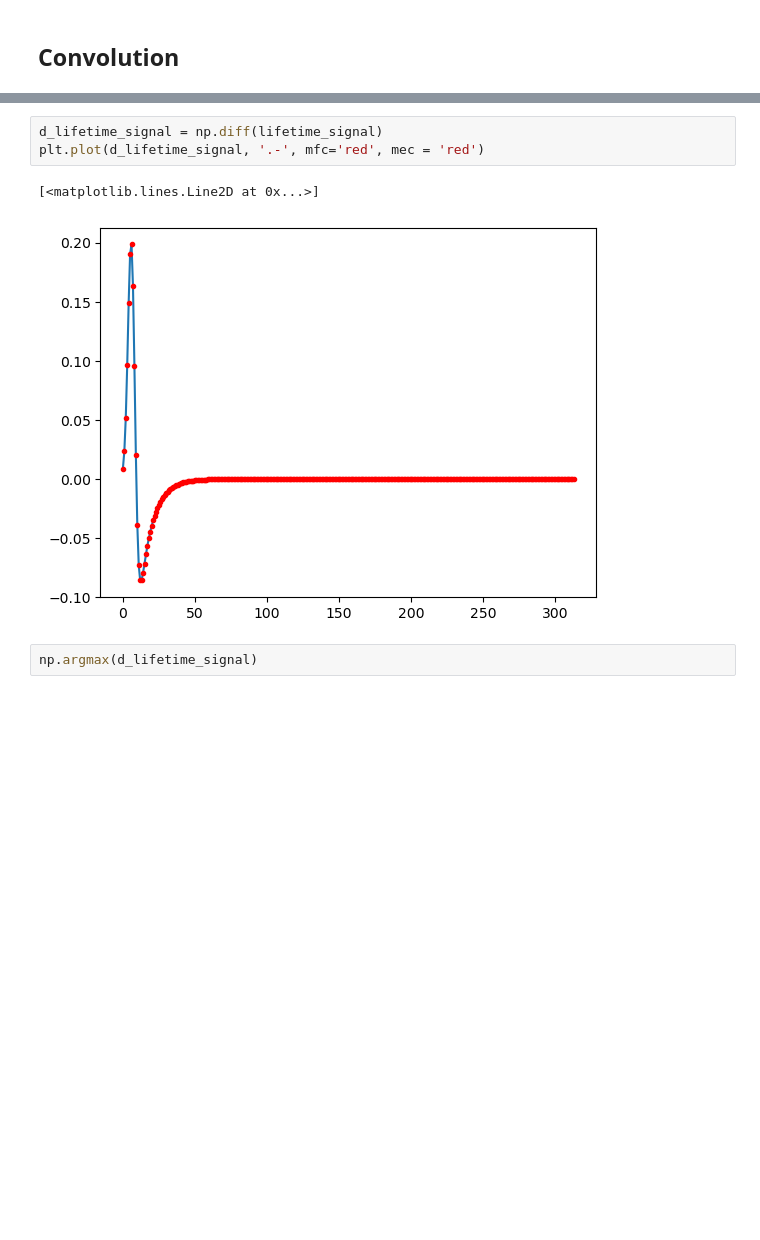
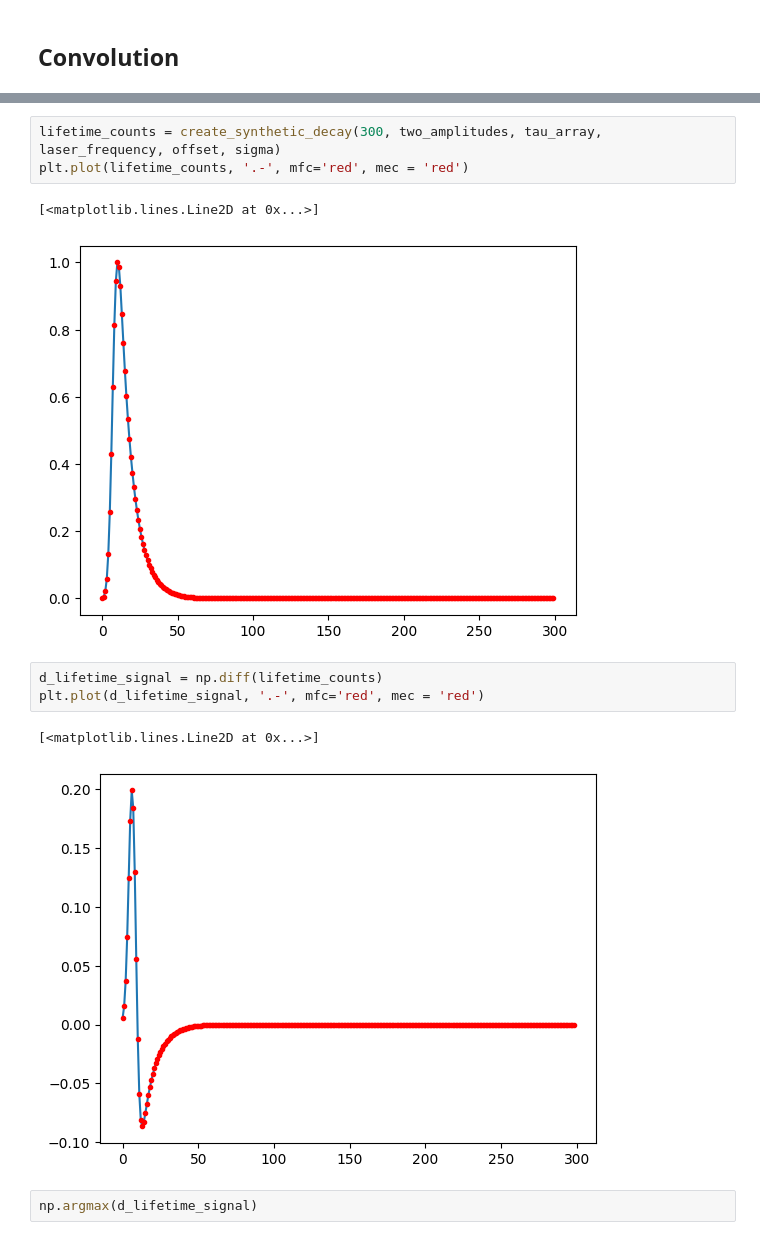
Before and after one commit to zoccoler/FLIM_analysis, a Jupyter notebook: notebooks/creating_IRF.ipynb, the cells around one changed output, grey strips where cells are left out. Cells and saved outputs as stored; diff of their text form; blank space fills up the shorter version.

```diff
--- a/notebooks/creating_IRF.ipynb
+++ b/notebooks/creating_IRF.ipynb
@@ -60,9 +81,15 @@ plt.plot(lifetime_signal, '.-', mfc='red', mec = 'red')
+# %%
+lifetime_counts = create_synthetic_decay(300, two_amplitudes, tau_array, laser_frequency, offset, sigma)
+plt.plot(lifetime_counts, '.-', mfc='red', mec = 'red')
+# %% [output]
+[<matplotlib.lines.Line2D at 0x...>]
+[figure, added]
 # %%
-d_lifetime_signal = np.diff(lifetime_signal)
+d_lifetime_signal = np.diff(lifetime_counts)
 plt.plot(d_lifetime_signal, '.-', mfc='red', mec = 'red')
 # %% [output]
 [<matplotlib.lines.Line2D at 0x...>]
-[figure, old version]
+[figure, new version]
 # %%
 np.argmax(d_lifetime_signal)
 # %% [output]
```
Also changed, not shown: parts of 27 cells of this notebook.
